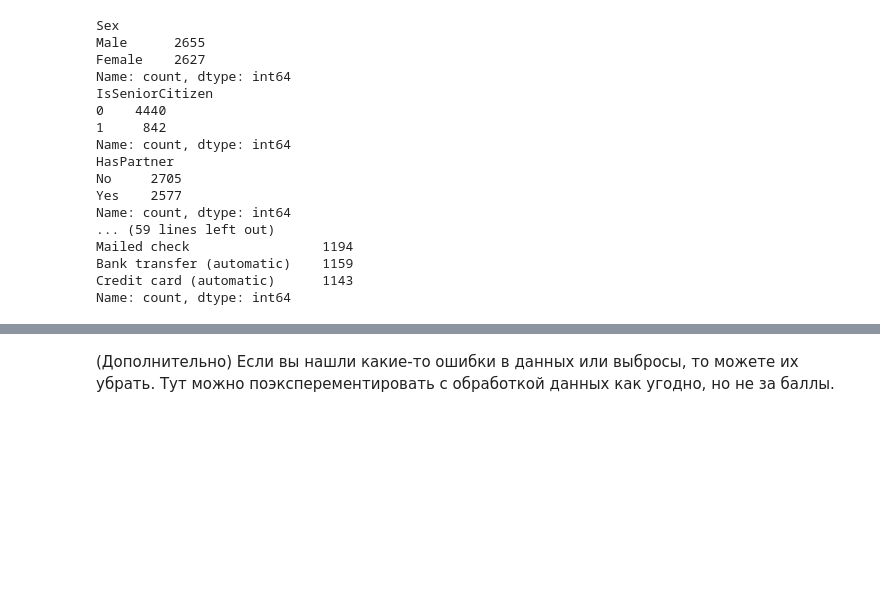
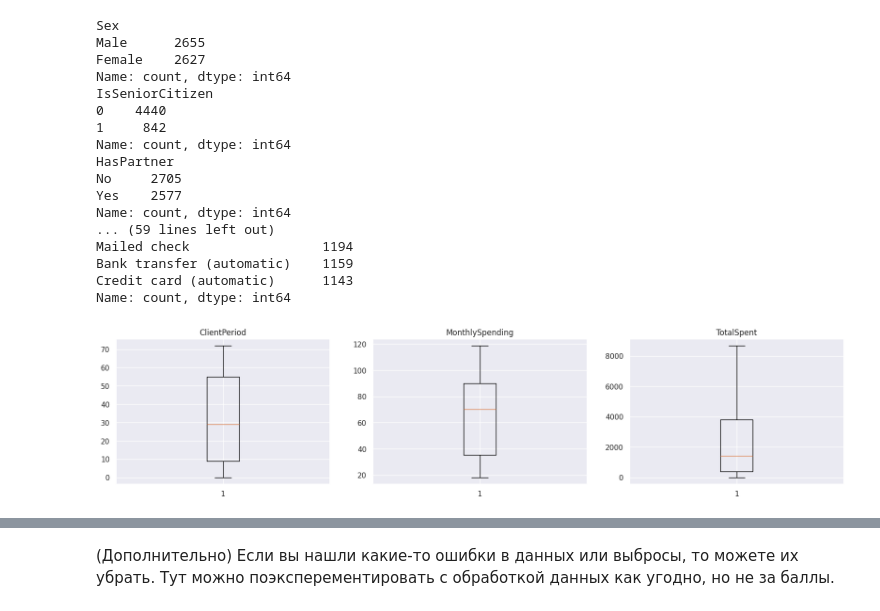
Before and after one commit to Prototype721/MFTI_course, a Jupyter notebook: week_03_composition_model_selection/Homework/hw_3_kaggle.ipynb, the cells around one changed output, grey strips where cells are left out. Drawn from its saved outputs; the diff is of its cells as text; code cells hidden in the pictures; blank space fills up the shorter version.

```diff
--- a/week_03_composition_model_selection/Homework/hw_3_kaggle.ipynb
+++ b/week_03_composition_model_selection/Homework/hw_3_kaggle.ipynb
@@ -227,6 +218,15 @@ Mailed check                 1194
 Bank transfer (automatic)    1159
 Credit card (automatic)      1143
 Name: count, dtype: int64
+# %%
+plt.figure(figsize = (20, 4))
+for ind, feature in enumerate(num_cols, start=1):
+  plt.subplot(1, 3, ind)
+  plt.boxplot(data[feature])
+  plt.title(feature)
+plt.show()
+# %% [output]
+[figure, added]
 # %%
 plt.figure(figsize=(36, 36))
 
```
Also changed, not shown: parts of 7 cells of this notebook.
